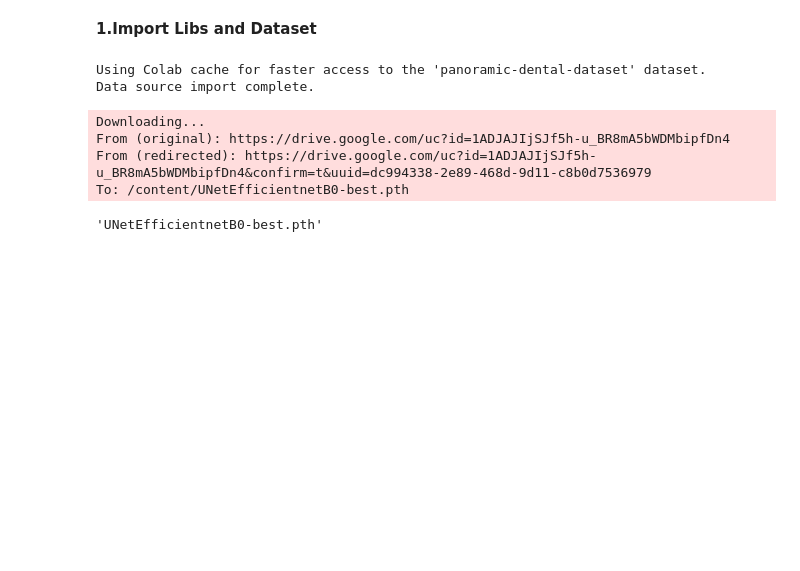
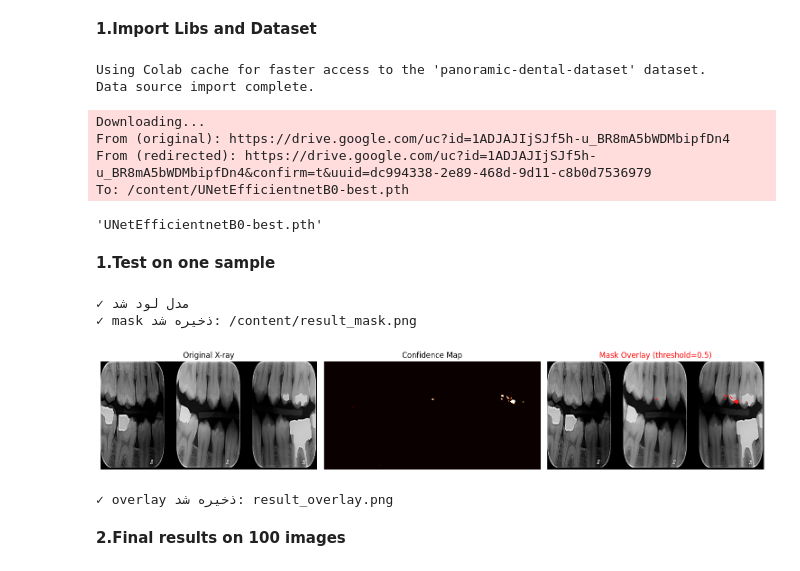
Before and after one commit to MahshadMohit/Dental-X-Rays-Caries-Segmentation, a Jupyter notebook: Another_copy_of_Dental_X_Rays_Caries_Segmentation_(UNet).ipynb, the cells around one changed output. Saved outputs shown, nothing was run; the diff lists cells and outputs as text; code cells hidden in the pictures; blank space fills up the shorter version.

Commit message:
Model deployed

```diff
--- a/Another_copy_of_Dental_X_Rays_Caries_Segmentation_(UNet).ipynb
+++ b/Another_copy_of_Dental_X_Rays_Caries_Segmentation_(UNet).ipynb
@@ -33,3 +33,68 @@ From (original): https://drive.google.com/uc?id=1ADJAJIjSJf5h-u_BR8mA5bWDMbipfDn
 From (redirected): https://drive.google.com/uc?id=1ADJAJIjSJf5h-u_BR8mA5bWDMbipfDn4&confirm=t&uuid=dc994338-2e89-468d-9d11-c8b0d7536979
 To: /content/UNetEfficientnetB0-best.pth
 'UNetEfficientnetB0-best.pth'
+# %% [markdown]
+**1.Test on one sample**
+# %%
+MODEL_PATH  = '/content/UNetEfficientnetB0-best.pth'
+IMAGE_PATH  = '/content/dataset/images/101_1.jpg'
+OUTPUT_PATH = '/content/result_mask.png'
+THRESHOLD   = 0.5
+IMAGE_SIZE  = (384, 768)
+
+device = 'cuda' if torch.cuda.is_available() else 'cpu'
+
+
+model = torch.load(MODEL_PATH, map_location=device, weights_only=False)
+model.eval()
+print("Model loaded!")
+
+transform = transforms.Compose([
+    transforms.Resize(IMAGE_SIZE),
+    transforms.Grayscale(),
+    transforms.ToTensor()
+])
+
+img = Image.open(IMAGE_PATH)
+tensor = transform(img).unsqueeze(0).to(device)  # shape: (1, 1, 384, 768)
+
+with torch.no_grad():
+    logits = model(tensor)
+    pred   = F.sigmoid(logits)
+
+pred_np = pred.squeeze().cpu().numpy()
+mask_binary = (pred_np >= THRESHOLD).astype(np.uint8) * 255
+
+Image.fromarray(mask_binary).save(OUTPUT_PATH)
+print(f"mask saved :  {OUTPUT_PATH}")
+
+orig_resized = transform(img).squeeze().numpy()
+
+fig, axes = plt.subplots(1, 3, figsize=(15, 5))
+
+axes[0].imshow(orig_resized, cmap='gray')
+axes[0].set_title('Original X-ray', fontsize=12)
+axes[0].axis('off')
+
+axes[1].imshow(pred_np, cmap='hot')
+axes[1].set_title('Confidence Map', fontsize=12)
+axes[1].axis('off')
+
+overlay = np.stack([orig_resized]*3, axis=-1)
+overlay[mask_binary > 0] = [1.0, 0.1, 0.1]
+
+axes[2].imshow(overlay)
+axes[2].set_title(f'Mask Overlay (threshold={THRESHOLD})', fontsize=12, color='red')
+axes[2].axis('off')
+
+plt.tight_layout()
+plt.savefig('result_overlay.png', dpi=150, bbox_inches='tight')
+plt.show()
+print(" overlay  : result_overlay.png")
+# %% [output]
+✓ مدل لود شد
+✓ mask ذخیره شد: /content/result_mask.png
+[figure, added]
+✓ overlay ذخیره شد: result_overlay.png
+# %% [markdown]
+**2.Final results on 100 images**
```
Also changed, not shown: parts of 1 cell of this notebook.
